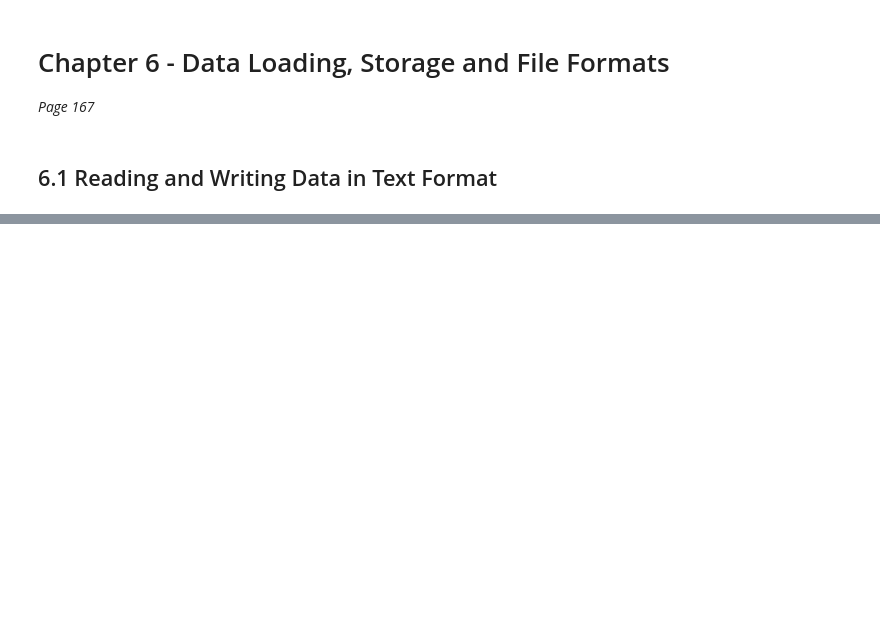
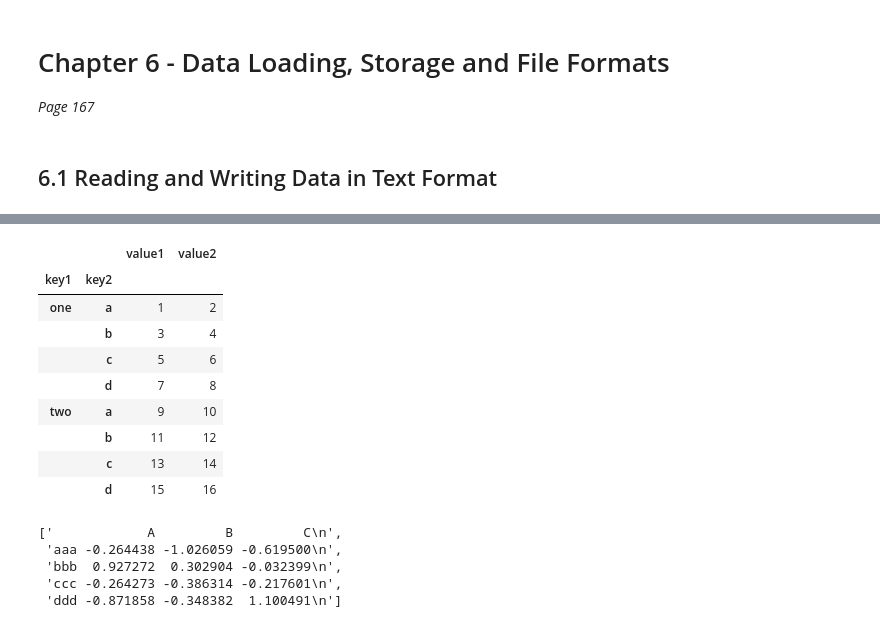
Before and after one commit to shivan-s/PythonForDataAnalysis, a Jupyter notebook: PythonForDataAnalysis_Ch6.ipynb, the cells around one changed output, grey strips where cells are left out. Saved outputs shown, nothing was run; the diff lists cells and outputs as text; code cells hidden in the pictures; blank space fills up the shorter version.

```diff
--- a/PythonForDataAnalysis_Ch6.ipynb
+++ b/PythonForDataAnalysis_Ch6.ipynb
@@ -10,0 +80,22 @@ cat: examples/ex1.csv: No such file or directory
+# %%
+parsed = pd.read_csv(pj('csv_mindex.csv'), index_col=['key1', 'key2'])
+parsed
+# %% [output]
+|  |  | value1 | value2 |
+| key1 | key2 |  |  |
+| one | a | 1 | 2 |
+|  | b | 3 | 4 |
+|  | c | 5 | 6 |
+|  | d | 7 | 8 |
+| two | a | 9 | 10 |
+|  | b | 11 | 12 |
+|  | c | 13 | 14 |
+|  | d | 15 | 16 |
+# %%
+list(open(pj('ex3.txt')))
+# %% [output]
+['            A         B         C\n',
+ 'aaa -0.264438 -1.026059 -0.619500\n',
+ 'bbb  0.927272  0.302904 -0.032399\n',
+ 'ccc -0.264273 -0.386314 -0.217601\n',
+ 'ddd -0.871858 -0.348382  1.100491\n']
```
Also changed, not shown: parts of 81 cells of this notebook.
